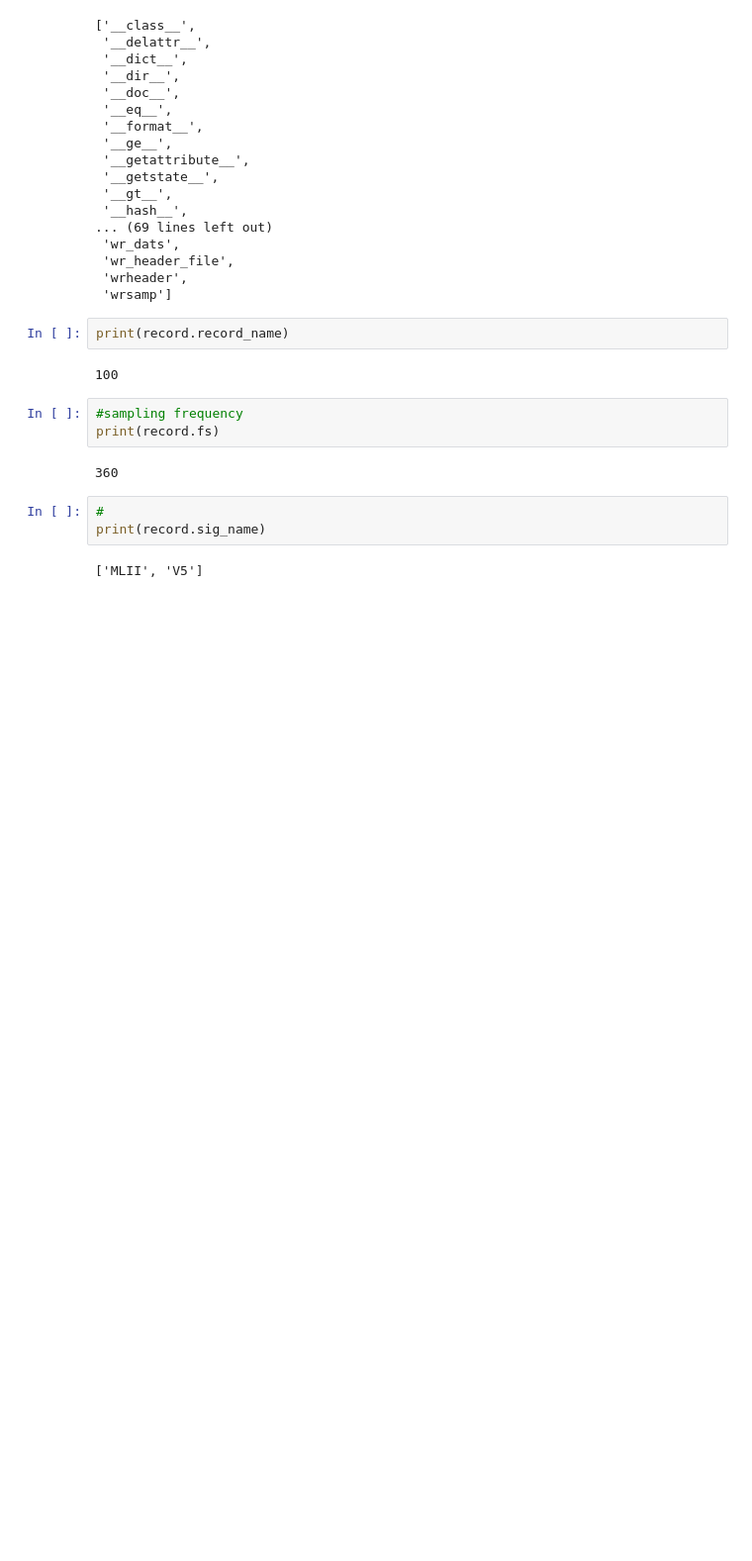
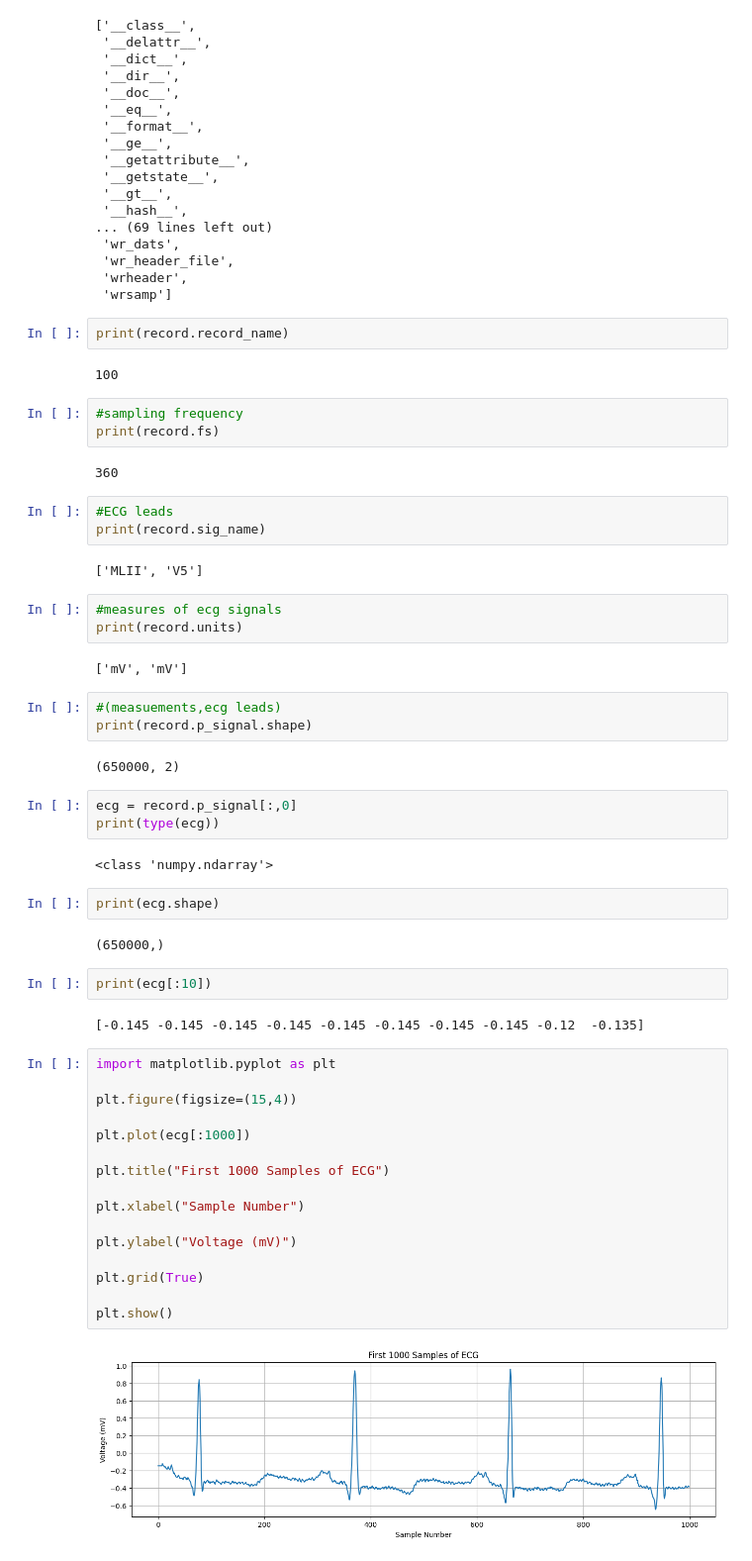
Before and after one commit to Chandana-dharshanam/ecg-detection, a Jupyter notebook: ecg-detection.ipynb, the cells around one changed output. Shown at 99% size. Cells and saved outputs as stored; diff of their text form; blank space fills up the shorter version.

```diff
--- a/ecg-detection.ipynb
+++ b/ecg-detection.ipynb
@@ -73,7 +73,48 @@ print(record.fs)
 # %% [output]
 360
 # %%
-#
+#ECG leads
 print(record.sig_name)
 # %% [output]
 ['MLII', 'V5']
+# %%
+#measures of ecg signals
+print(record.units)
+# %% [output]
+['mV', 'mV']
+# %%
+#(measuements,ecg leads)
+print(record.p_signal.shape)
+# %% [output]
+(650000, 2)
+# %%
+ecg = record.p_signal[:,0]
+print(type(ecg))
+# %% [output]
+<class 'numpy.ndarray'>
+# %%
+print(ecg.shape)
+# %% [output]
+(650000,)
+# %%
+print(ecg[:10])
+# %% [output]
+[-0.145 -0.145 -0.145 -0.145 -0.145 -0.145 -0.145 -0.145 -0.12  -0.135]
+# %%
+import matplotlib.pyplot as plt
+
+plt.figure(figsize=(15,4))
+
+plt.plot(ecg[:1000])
+
+plt.title("First 1000 Samples of ECG")
+
+plt.xlabel("Sample Number")
+
+plt.ylabel("Voltage (mV)")
+
+plt.grid(True)
+
+plt.show()
+# %% [output]
+[figure, added]
```
Also changed, not shown: parts of 9 cells of this notebook.
